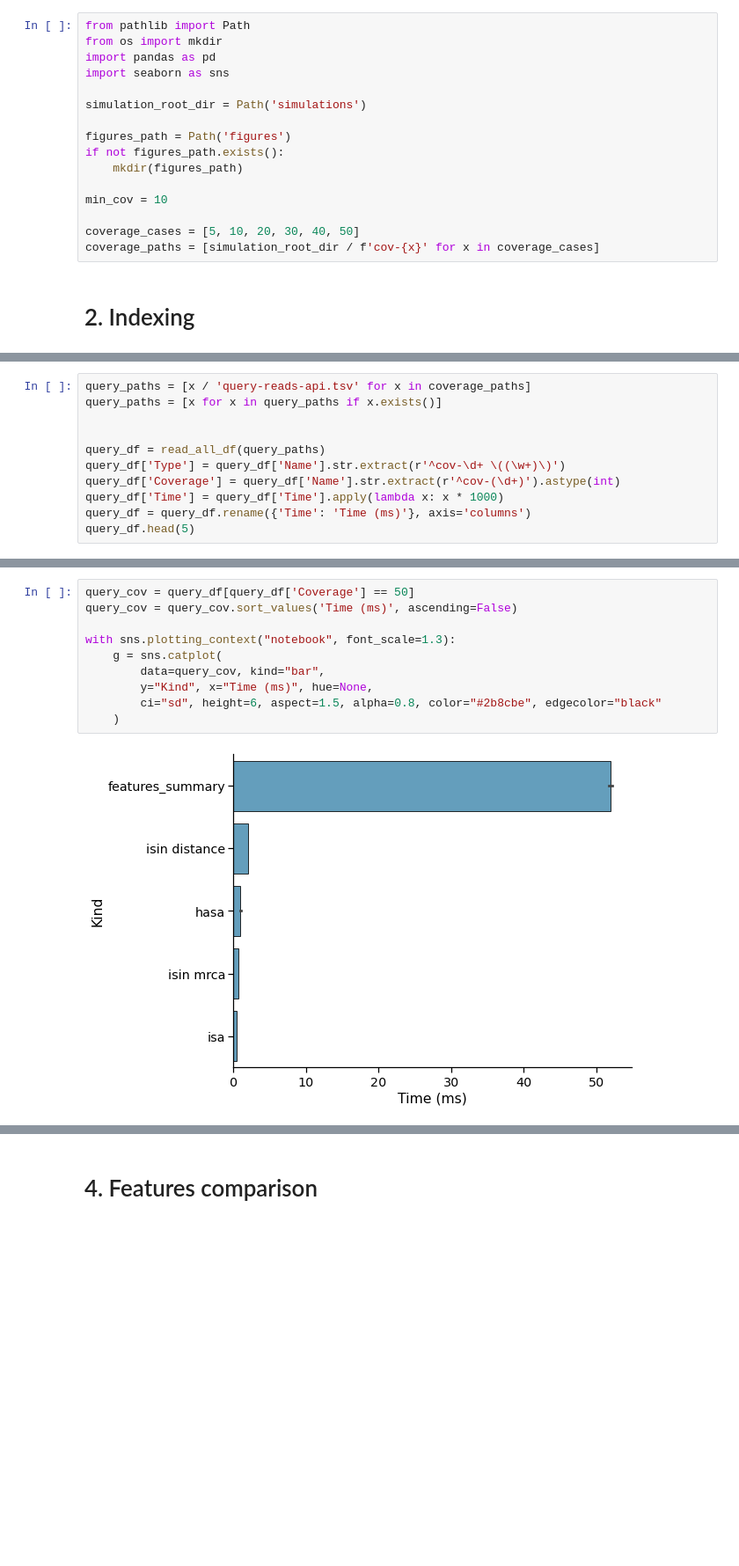
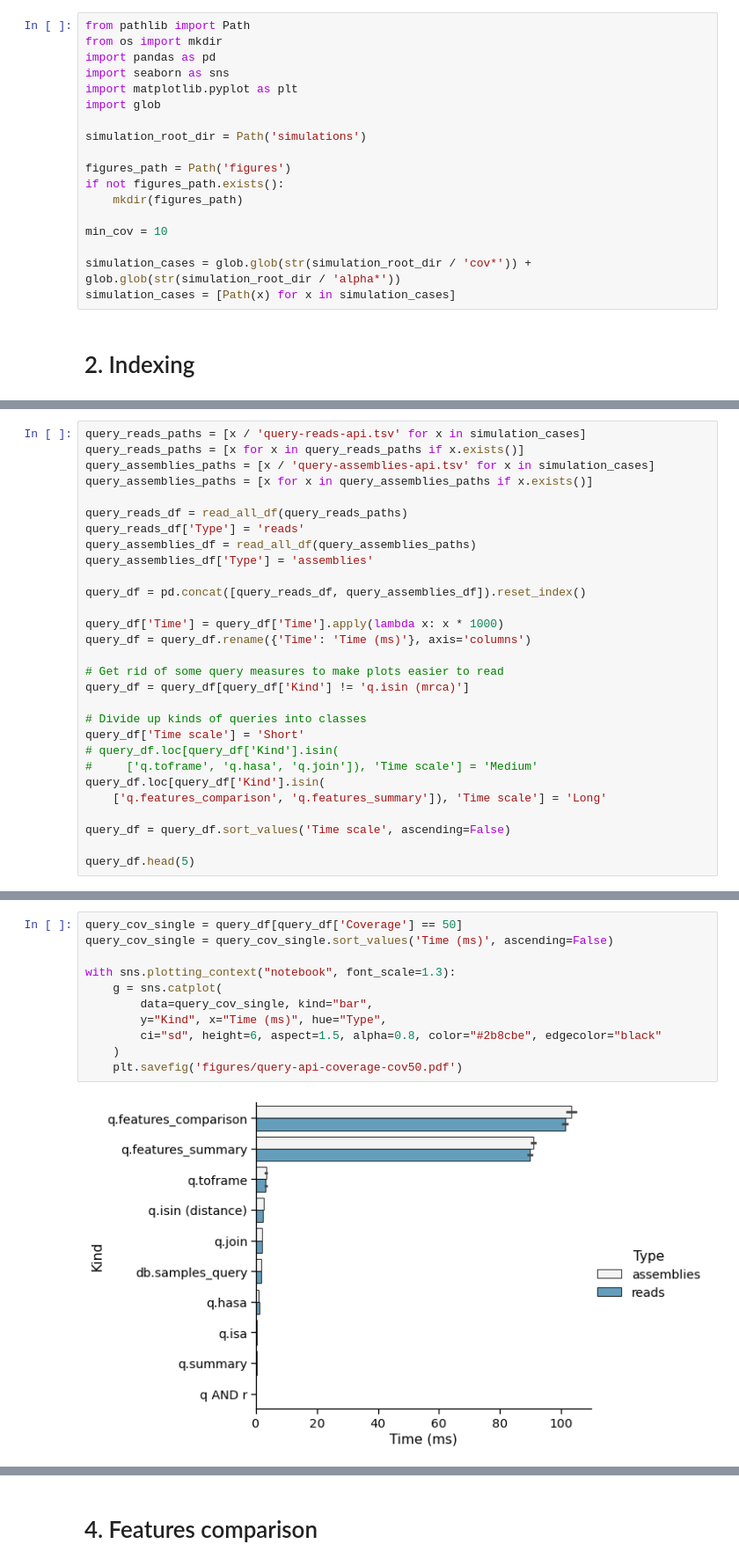
Before and after one commit to apetkau/genomics-data-index-evaluation-manuscript, a Jupyter notebook: evaluations/simulation/7-comparing-results.ipynb, the cells around one changed output, grey strips where cells are left out. Shown at 88% size. Drawn from its saved outputs; the diff is of its cells as text; blank space fills up the shorter version.

Commit message:
Figures for simulations

```diff
--- a/evaluations/simulation/7-comparing-results.ipynb
+++ b/evaluations/simulation/7-comparing-results.ipynb
@@ -5,6 +5,8 @@ from pathlib import Path
 from os import mkdir
 import pandas as pd
 import seaborn as sns
+import matplotlib.pyplot as plt
+import glob
 
 simulation_root_dir = Path('simulations')
 
@@ -14,7 +16,7 @@ if not figures_path.exists():
 
 min_cov = 10
 
-coverage_cases = [5, 10, 20, 30, 40, 50]
-coverage_paths = [simulation_root_dir / f'cov-{x}' for x in coverage_cases]
+simulation_cases = glob.glob(str(simulation_root_dir / 'cov*')) + glob.glob(str(simulation_root_dir / 'alpha*'))
+simulation_cases = [Path(x) for x in simulation_cases]
 # %% [markdown]
 # 2. Indexing
@@ -164,12 +267,30 @@ with sns.plotting_context("notebook", font_scale=1.3):
 # %%
-query_paths = [x / 'query-reads-api.tsv' for x in coverage_paths]
-query_paths = [x for x in query_paths if x.exists()]
+query_reads_paths = [x / 'query-reads-api.tsv' for x in simulation_cases]
+query_reads_paths = [x for x in query_reads_paths if x.exists()]
+query_assemblies_paths = [x / 'query-assemblies-api.tsv' for x in simulation_cases]
+query_assemblies_paths = [x for x in query_assemblies_paths if x.exists()]
 
+query_reads_df = read_all_df(query_reads_paths)
+query_reads_df['Type'] = 'reads'
+query_assemblies_df = read_all_df(query_assemblies_paths)
+query_assemblies_df['Type'] = 'assemblies'
 
-query_df = read_all_df(query_paths)
-query_df['Type'] = query_df['Name'].str.extract(r'^cov-\d+ \((\w+)\)')
-query_df['Coverage'] = query_df['Name'].str.extract(r'^cov-(\d+)').astype(int)
+query_df = pd.concat([query_reads_df, query_assemblies_df]).reset_index()
+
 query_df['Time'] = query_df['Time'].apply(lambda x: x * 1000)
 query_df = query_df.rename({'Time': 'Time (ms)'}, axis='columns')
+
+# Get rid of some query measures to make plots easier to read
+query_df = query_df[query_df['Kind'] != 'q.isin (mrca)']
+
+# Divide up kinds of queries into classes
+query_df['Time scale'] = 'Short'
+# query_df.loc[query_df['Kind'].isin(
+#     ['q.toframe', 'q.hasa', 'q.join']), 'Time scale'] = 'Medium'
+query_df.loc[query_df['Kind'].isin(
+    ['q.features_comparison', 'q.features_summary']), 'Time scale'] = 'Long'
+
+query_df = query_df.sort_values('Time scale', ascending=False)
+
 query_df.head(5)
 # %% [output]
@@ -182,12 +305,13 @@ query_df.head(5)
 # %%
-query_cov = query_df[query_df['Coverage'] == 50]
-query_cov = query_cov.sort_values('Time (ms)', ascending=False)
+query_cov_single = query_df[query_df['Coverage'] == 50]
+query_cov_single = query_cov_single.sort_values('Time (ms)', ascending=False)
 
 with sns.plotting_context("notebook", font_scale=1.3):
     g = sns.catplot(
-        data=query_cov, kind="bar",
-        y="Kind", x="Time (ms)", hue=None,
+        data=query_cov_single, kind="bar",
+        y="Kind", x="Time (ms)", hue="Type",
         ci="sd", height=6, aspect=1.5, alpha=0.8, color="#2b8cbe", edgecolor="black"
     )
+    plt.savefig('figures/query-api-coverage-cov50.pdf')
 # %% [output]
-[figure, old version]
+[figure, new version]
```
Also changed, not shown: parts of 53 cells of this notebook.
